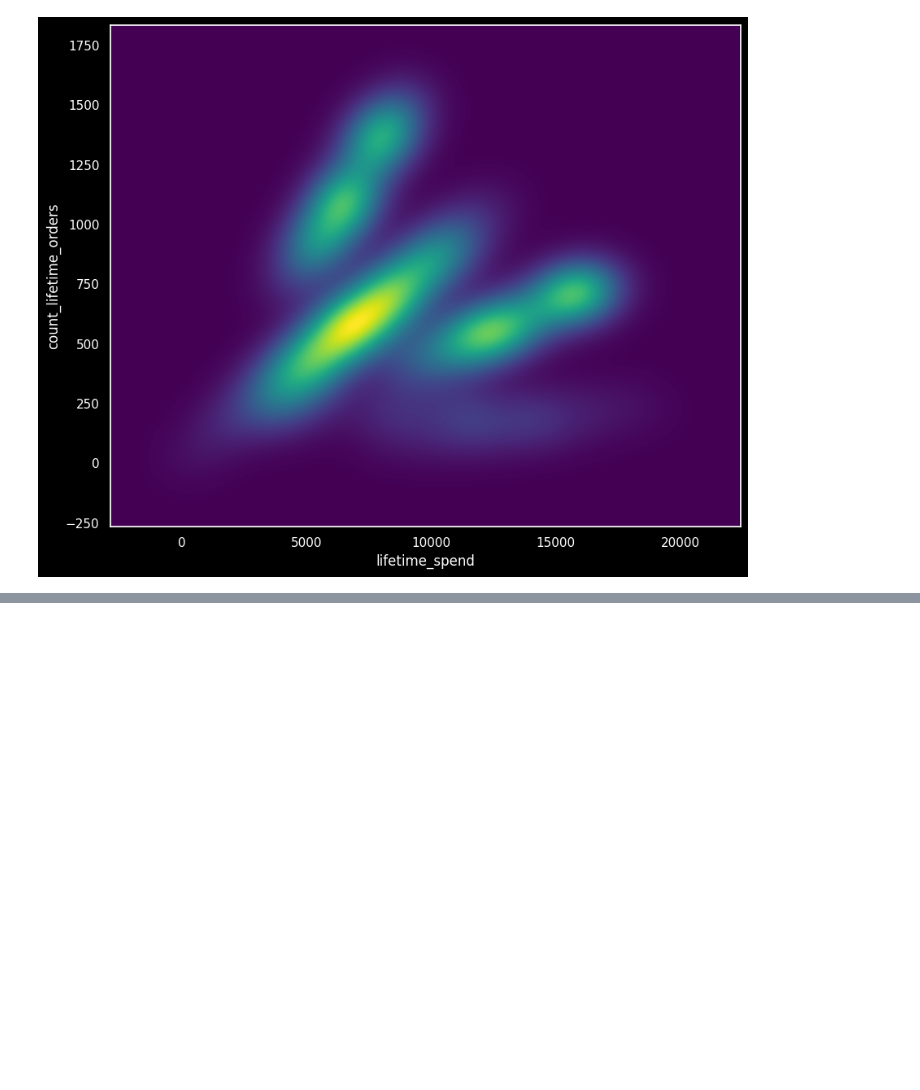
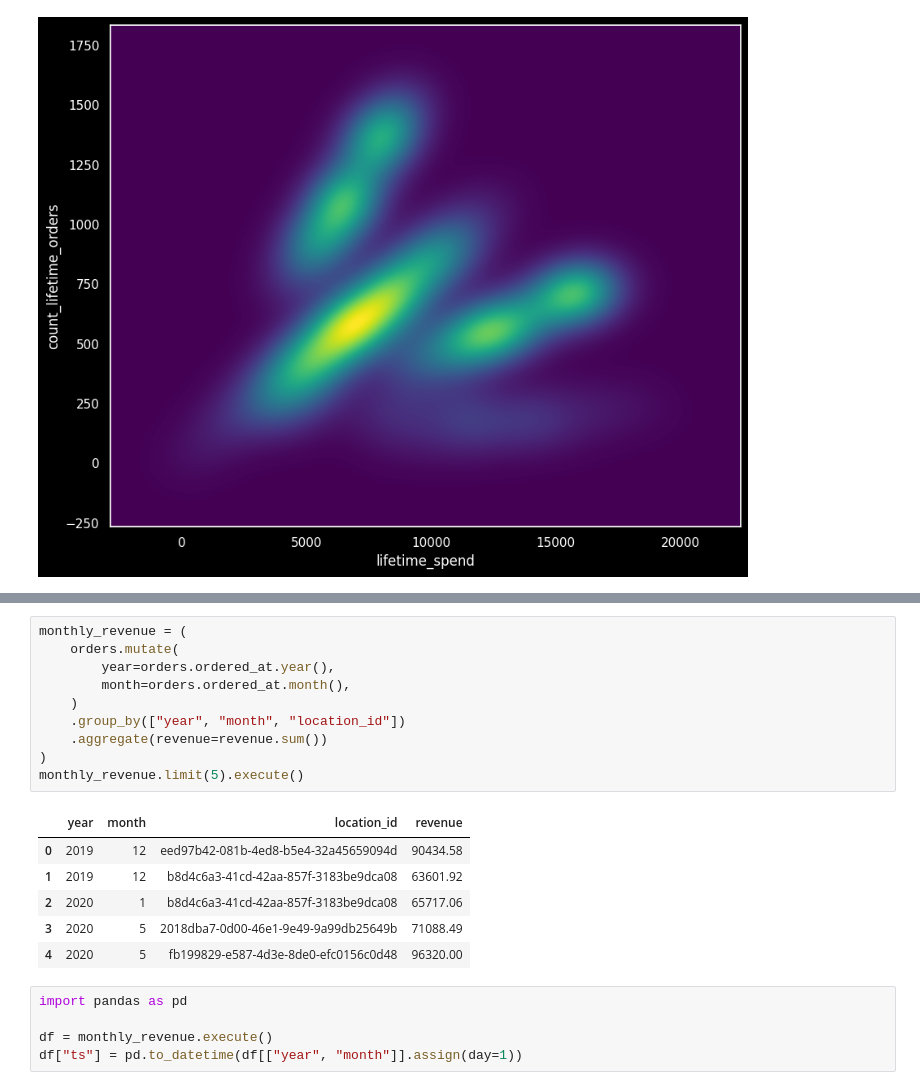
Before and after one commit to dbt-labs/dbt-demo-data, a Jupyter notebook: ibis.ipynb, the cells around one changed output, grey strips where cells are left out. Cells and saved outputs as stored; diff of their text form; blank space fills up the shorter version.

```diff
--- a/ibis.ipynb
+++ b/ibis.ipynb
@@ -416,0 +531,22 @@ sns.kdeplot(
+# %%
+monthly_revenue = (
+    orders.mutate(
+        year=orders.ordered_at.year(),
+        month=orders.ordered_at.month(),
+    )
+    .group_by(["year", "month", "location_id"])
+    .aggregate(revenue=revenue.sum())
+)
+monthly_revenue.limit(5).execute()
+# %% [output]
+|  | year | month | location_id | revenue |
+| 0 | 2019 | 12 | eed97b42-081b-4ed8-b5e4-32a45659094d | 90434.58 |
+| 1 | 2019 | 12 | b8d4c6a3-41cd-42aa-857f-3183be9dca08 | 63601.92 |
+| 2 | 2020 | 1 | b8d4c6a3-41cd-42aa-857f-3183be9dca08 | 65717.06 |
+| 3 | 2020 | 5 | 2018dba7-0d00-46e1-9e49-9a99db25649b | 71088.49 |
+| 4 | 2020 | 5 | fb199829-e587-4d3e-8de0-efc0156c0d48 | 96320.00 |
+# %%
+import pandas as pd
+
+df = monthly_revenue.execute()
+df["ts"] = pd.to_datetime(df[["year", "month"]].assign(day=1))
```
Also changed, not shown: parts of 13 cells of this notebook.
